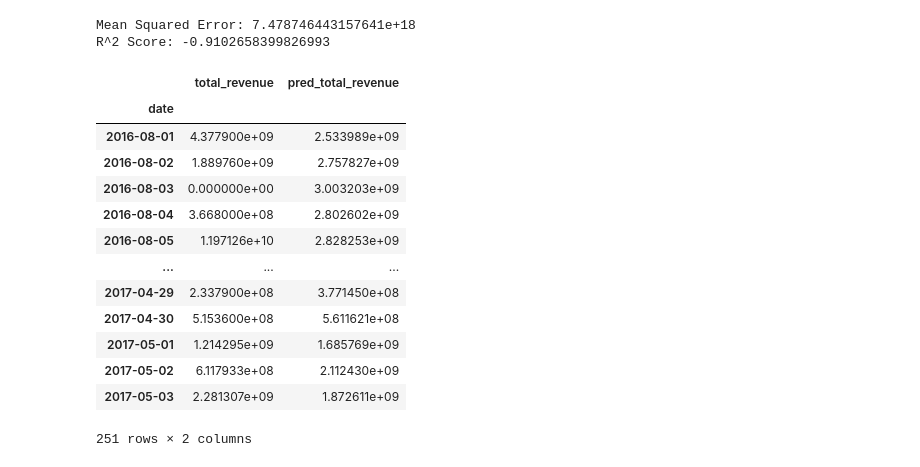
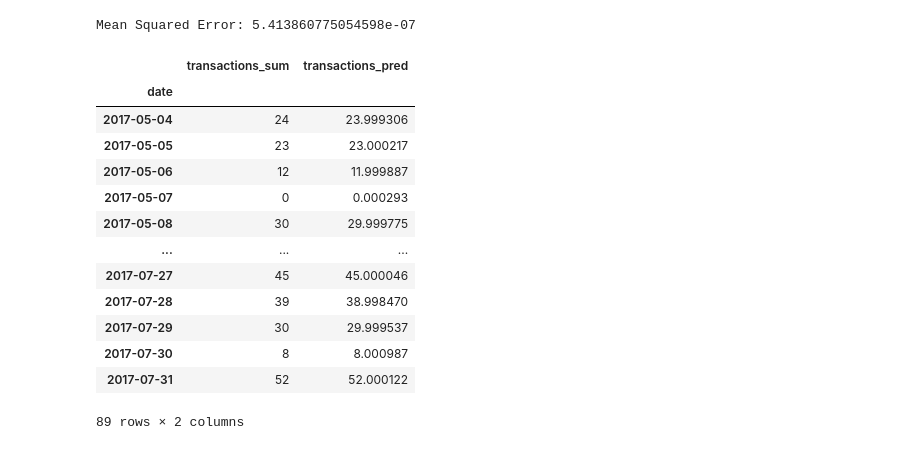
Before and after one commit to bahategar/Google-stack-env, a Jupyter notebook: models/model-1.ipynb, the cells around one changed output. Cells and saved outputs as stored; diff of their text form; code cells hidden in the pictures.

```diff
--- a/models/model-1.ipynb
+++ b/models/model-1.ipynb
@@ -115,7 +86,7 @@ Best estimator:
 # %%
-from sklearn.ensemble import RandomForestRegressor
+# from sklearn.ensemble import RandomForestRegressor
 
-model = RandomForestRegressor(n_estimators=100, random_state=42)
+# model = RandomForestRegressor(n_estimators=100, random_state=42)
 
-# Train the model
-model.fit(train_fields, train_target.values.reshape(-1, ))
+# # Train the model
+# model.fit(train_fields, train_target.values.reshape(-1, ))
@@ -138,34 +98,31 @@ pd.DataFrame(imp_feat_reg.reshape(1, -1), columns=train_fields.columns).T.plot(k
-# %%
-from sklearn.metrics import mean_squared_error, r2_score
-
-predictions_reg = model.predict(test_fields)
-predictions_reg = pd.DataFrame(predictions_reg, index=test.index, columns=['pred_total_revenue'])
-
-# Calculate performance metrics
-mse = mean_squared_error(test_target, predictions_reg)
-r2 = r2_score(test_target, predictions_reg)
-print(f"Mean Squared Error: {mse}")
-print(f"R^2 Score: {r2}")
-
-df_pred = pd.merge(test_target, predictions_reg, left_index=True, right_index=True)
-df_pred
-# %% [output]
-Mean Squared Error: 7.478746443157641e+18
-R^2 Score: -0.9102658399826993
-|  | total_revenue | pred_total_revenue |
-| date |  |  |
-| 2016-08-01 | 4.377900e+09 | 2.533989e+09 |
-| 2016-08-02 | 1.889760e+09 | 2.757827e+09 |
-| 2016-08-03 | 0.000000e+00 | 3.003203e+09 |
-| 2016-08-04 | 3.668000e+08 | 2.802602e+09 |
-| 2016-08-05 | 1.197126e+10 | 2.828253e+09 |
-| ... | ... | ... |
-| 2017-04-29 | 2.337900e+08 | 3.771450e+08 |
-| 2017-04-30 | 5.153600e+08 | 5.611621e+08 |
-| 2017-05-01 | 1.214295e+09 | 1.685769e+09 |
-| 2017-05-02 | 6.117933e+08 | 2.112430e+09 |
-| 2017-05-03 | 2.281307e+09 | 1.872611e+09 |
-251 rows × 2 columns
+# %%
+from sklearn.metrics import mean_squared_error
+
+predictions_reg = model.predict(test_fields)
+predictions_reg = pd.DataFrame(predictions_reg, index=test.index, columns=['transactions_pred'])
+
+# Calculate performance metrics
+mse = mean_squared_error(test_target, predictions_reg)
+print(f"Mean Squared Error: {mse}")
+
+df_pred = pd.merge(test_target.iloc[:-1], predictions_reg, left_index=True, right_index=True)
+df_pred
+# %% [output]
+Mean Squared Error: 5.413860775054598e-07
+|  | transactions_sum | transactions_pred |
+| date |  |  |
+| 2017-05-04 | 24 | 23.999306 |
+| 2017-05-05 | 23 | 23.000217 |
+| 2017-05-06 | 12 | 11.999887 |
+| 2017-05-07 | 0 | 0.000293 |
+| 2017-05-08 | 30 | 29.999775 |
+| ... | ... | ... |
+| 2017-07-27 | 45 | 45.000046 |
+| 2017-07-28 | 39 | 38.998470 |
+| 2017-07-29 | 30 | 29.999537 |
+| 2017-07-30 | 8 | 8.000987 |
+| 2017-07-31 | 52 | 52.000122 |
+89 rows × 2 columns
 # %%
 import plotly.graph_objects as go
 import plotly.express as px
```
Also changed, not shown: parts of 12 cells of this notebook, 29 other files.
